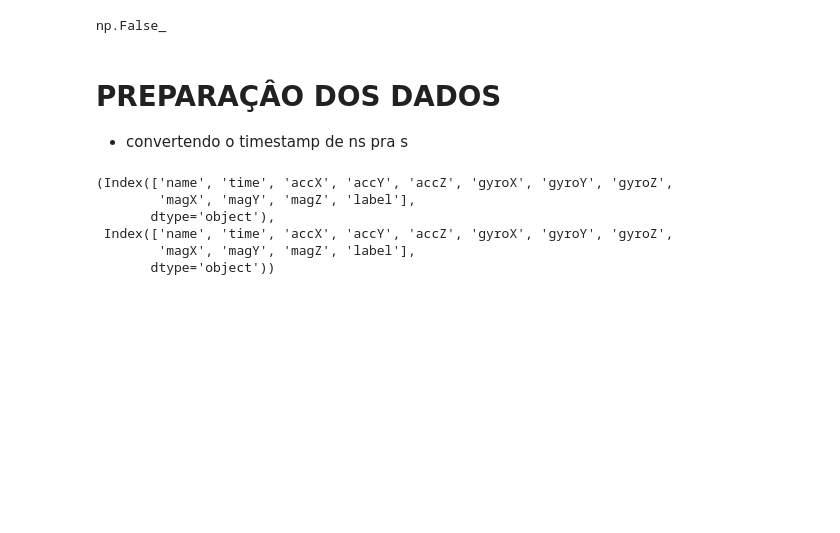
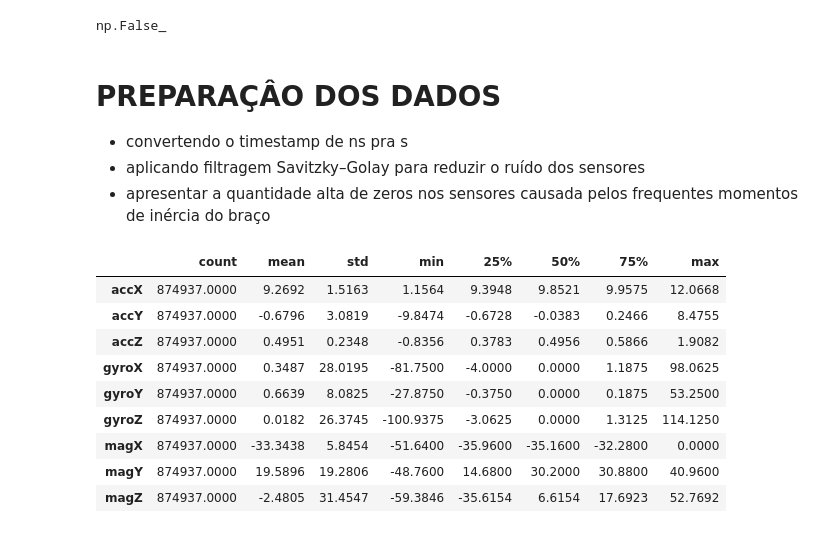
Before and after one commit to AndreFGard/anomaly-detection, a Jupyter notebook: preprocessing.ipynb, the cells around one changed output. Cells and saved outputs as stored; diff of their text form; code cells hidden in the pictures; blank space fills up the shorter version.

```diff
--- a/preprocessing.ipynb
+++ b/preprocessing.ipynb
@@ -62,6 +62,8 @@ np.False_
 # %% [markdown]
 # PREPARAÇÂO DOS DADOS
 - convertendo o timestamp de ns pra s
+- aplicando filtragem Savitzky–Golay para reduzir o ruído dos sensores
+- apresentar a quantidade alta de zeros nos sensores causada pelos frequentes momentos de inércia do braço
 # %%
 #ns pra ms
 df['time'] = (df['time'].map(lambda x: x/1e6))
@@ -70,12 +72,22 @@ faultydf['time'] = faultydf['time'].map(lambda x: x/1e6)
 print(f"A frequência é {1/(df['time'].diff().mean()/1000):.2f}Hz")
 # %%
 df.columns,faultydf.columns
+
+cols = ["accX", "accY","accZ","gyroX", "gyroY", "gyroZ", "magX", "magY", "magZ"]
-# %% [output]
-(Index(['name', 'time', 'accX', 'accY', 'accZ', 'gyroX', 'gyroY', 'gyroZ',
-        'magX', 'magY', 'magZ', 'label'],
-       dtype='object'),
- Index(['name', 'time', 'accX', 'accY', 'accZ', 'gyroX', 'gyroY', 'gyroZ',
-        'magX', 'magY', 'magZ', 'label'],
-       dtype='object'))
+# %%
+df.loc[:, cols].describe( #remover time e label
+        ).T.style.format("{:.4f}"
+        ).background_gradient(cmap="Blues")
+# %% [output]
+|  | count | mean | std | min | 25% | 50% | 75% | max |
+| accX | 874937.0000 | 9.2692 | 1.5163 | 1.1564 | 9.3948 | 9.8521 | 9.9575 | 12.0668 |
+| accY | 874937.0000 | -0.6796 | 3.0819 | -9.8474 | -0.6728 | -0.0383 | 0.2466 | 8.4755 |
+| accZ | 874937.0000 | 0.4951 | 0.2348 | -0.8356 | 0.3783 | 0.4956 | 0.5866 | 1.9082 |
+| gyroX | 874937.0000 | 0.3487 | 28.0195 | -81.7500 | -4.0000 | 0.0000 | 1.1875 | 98.0625 |
+| gyroY | 874937.0000 | 0.6639 | 8.0825 | -27.8750 | -0.3750 | 0.0000 | 0.1875 | 53.2500 |
+| gyroZ | 874937.0000 | 0.0182 | 26.3745 | -100.9375 | -3.0625 | 0.0000 | 1.3125 | 114.1250 |
+| magX | 874937.0000 | -33.3438 | 5.8454 | -51.6400 | -35.9600 | -35.1600 | -32.2800 | 0.0000 |
+| magY | 874937.0000 | 19.5896 | 19.2806 | -48.7600 | 14.6800 | 30.2000 | 30.8800 | 40.9600 |
+| magZ | 874937.0000 | -2.4805 | 31.4547 | -59.3846 | -35.6154 | 6.6154 | 17.6923 | 52.7692 |
 # %%
 import matplotlib.pyplot as plt
```
Also changed, not shown: parts of 4 cells of this notebook.
